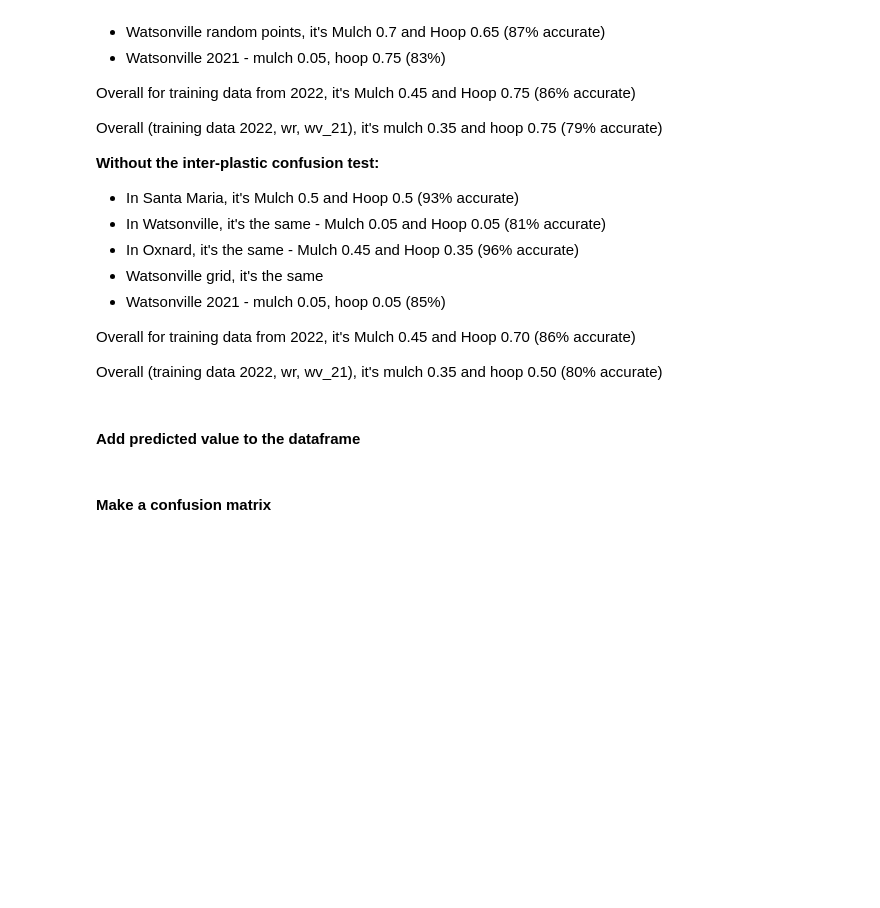
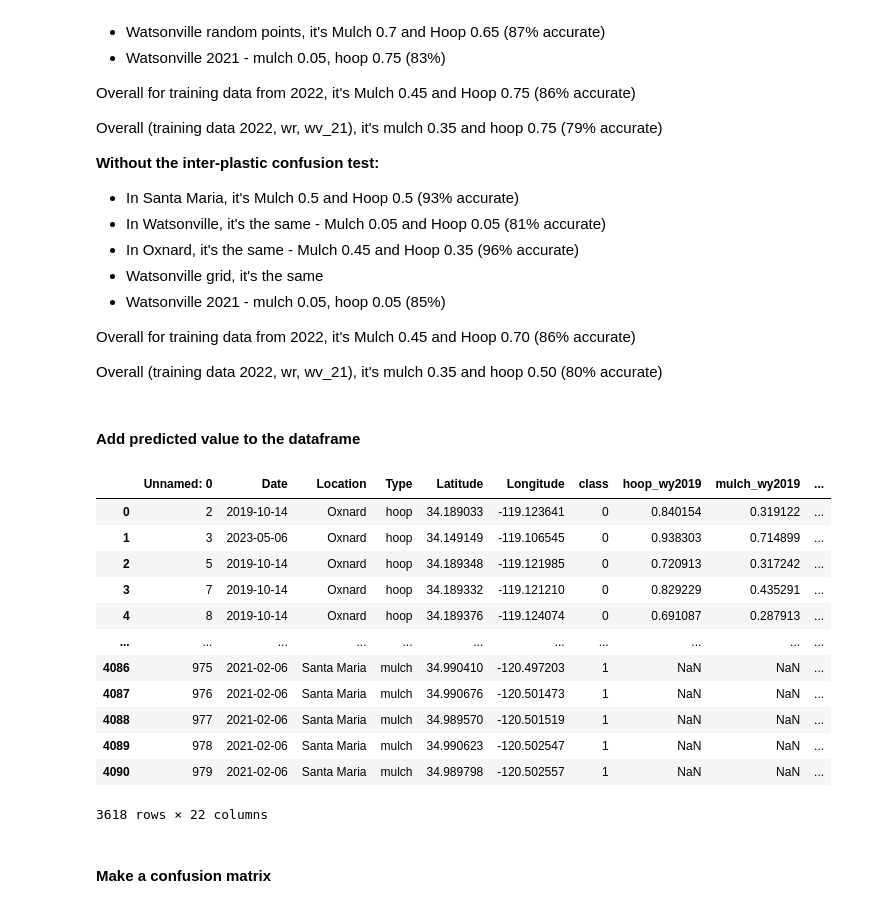
Before and after one commit to tnc-ca-geo/rs-ag-plastics, a Jupyter notebook: AT_threshold_determination.ipynb, the cells around one changed output. Saved outputs shown, nothing was run; the diff lists cells and outputs as text; code cells hidden in the pictures; blank space fills up the shorter version.

```diff
--- a/AT_threshold_determination.ipynb
+++ b/AT_threshold_determination.ipynb
@@ -224,6 +224,22 @@ def add_classification_col(row):
 
 
 data['classifier'] = data.apply(add_classification_col, axis=1)
+# %%
+data
+# %% [output]
+|  | Unnamed: 0 | Date | Location | Type | Latitude | Longitude | class | hoop_wy2019 | mulch_wy2019 | ... |
+| 0 | 2 | 2019-10-14 | Oxnard | hoop | 34.189033 | -119.123641 | 0 | 0.840154 | 0.319122 | ... |
+| 1 | 3 | 2023-05-06 | Oxnard | hoop | 34.149149 | -119.106545 | 0 | 0.938303 | 0.714899 | ... |
+| 2 | 5 | 2019-10-14 | Oxnard | hoop | 34.189348 | -119.121985 | 0 | 0.720913 | 0.317242 | ... |
+| 3 | 7 | 2019-10-14 | Oxnard | hoop | 34.189332 | -119.121210 | 0 | 0.829229 | 0.435291 | ... |
+| 4 | 8 | 2019-10-14 | Oxnard | hoop | 34.189376 | -119.124074 | 0 | 0.691087 | 0.287913 | ... |
+| ... | ... | ... | ... | ... | ... | ... | ... | ... | ... | ... |
+| 4086 | 975 | 2021-02-06 | Santa Maria | mulch | 34.990410 | -120.497203 | 1 | NaN | NaN | ... |
+| 4087 | 976 | 2021-02-06 | Santa Maria | mulch | 34.990676 | -120.501473 | 1 | NaN | NaN | ... |
+| 4088 | 977 | 2021-02-06 | Santa Maria | mulch | 34.989570 | -120.501519 | 1 | NaN | NaN | ... |
+| 4089 | 978 | 2021-02-06 | Santa Maria | mulch | 34.990623 | -120.502547 | 1 | NaN | NaN | ... |
+| 4090 | 979 | 2021-02-06 | Santa Maria | mulch | 34.989798 | -120.502557 | 1 | NaN | NaN | ... |
+3618 rows × 22 columns
 # %% [markdown]
 #### Make a confusion matrix
 # %%
```
Also changed, not shown: parts of 1 cell of this notebook.
